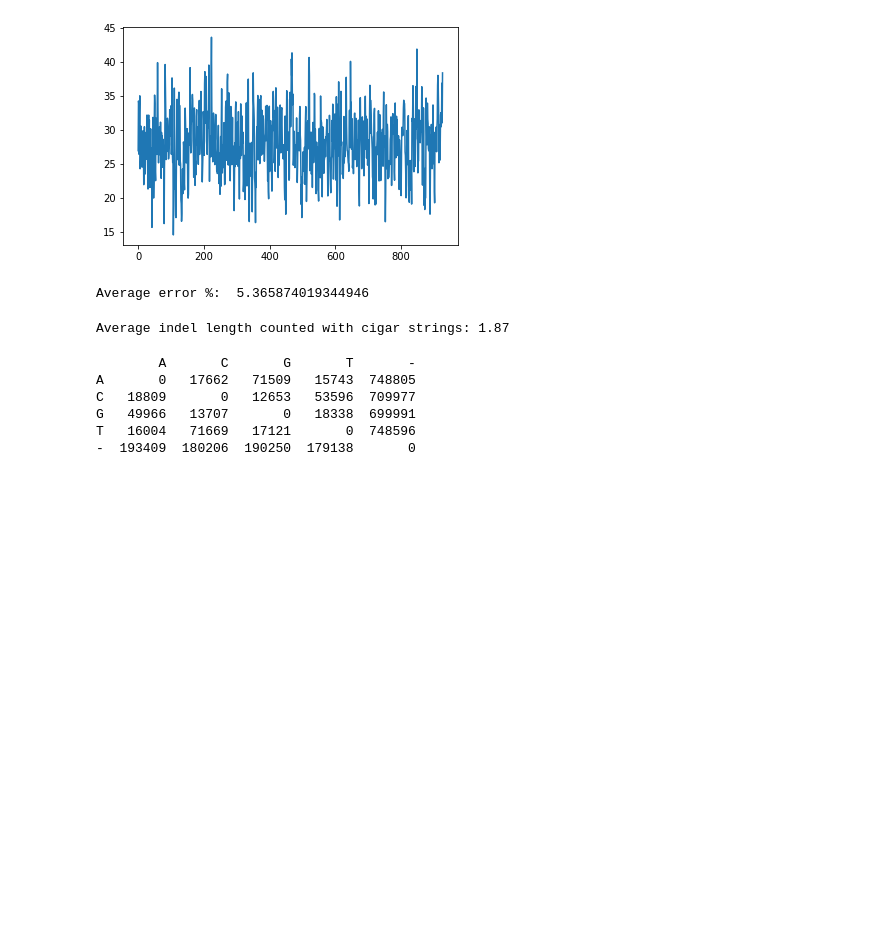
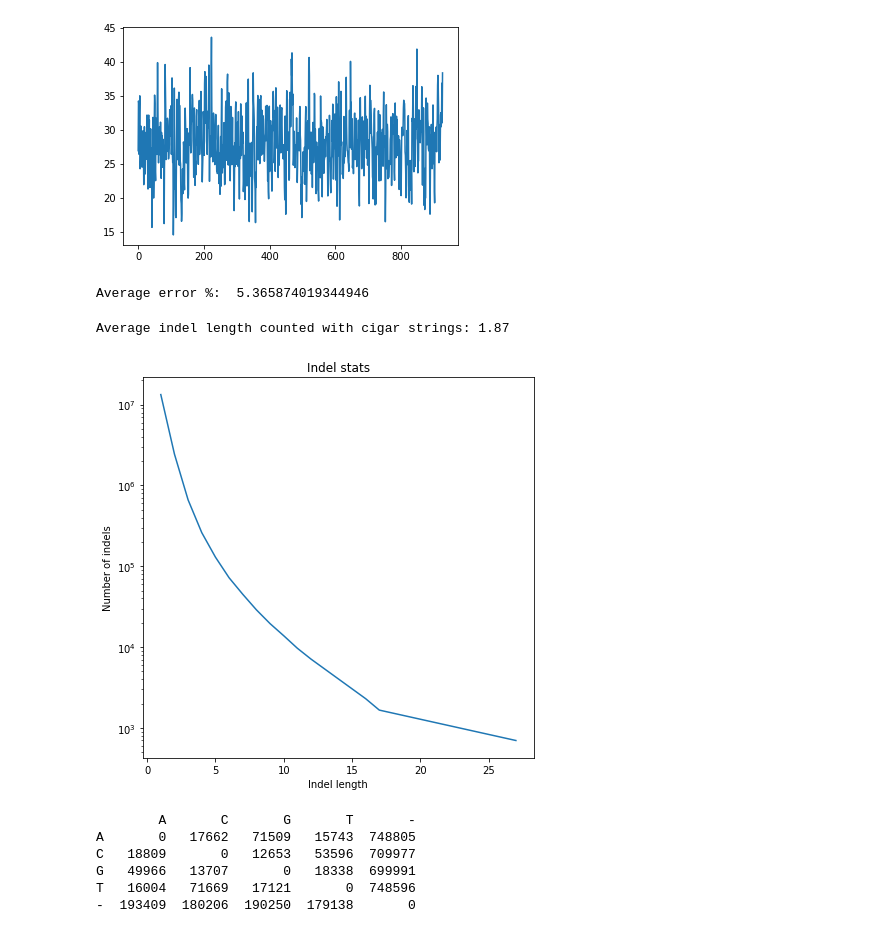
Before and after one commit to smetam/NGS2020, a Jupyter notebook: hw3_long_read_analysis.ipynb, the cells around one changed output. Saved outputs shown, nothing was run; the diff lists cells and outputs as text; code cells hidden in the pictures; blank space fills up the shorter version.

```diff
--- a/hw3_long_read_analysis.ipynb
+++ b/hw3_long_read_analysis.ipynb
@@ -243,6 +262,10 @@ indel_length = calculate_indel_stats_from_cigar(ont_bam, ont_contig)
 print(f'Average indel length counted with cigar strings: {indel_length:.2f}')
 # %% [output]
 Average indel length counted with cigar strings: 1.87
+# %%
+plot_indel_lengths(pb_bam, pb_contig)
+# %% [output]
+[figure, added]
 # %%
 mtrx = build_substitution_matrix(ont_bam, ont_contig, seq)
 print(mtrx)
```
Also changed, not shown: parts of 3 cells of this notebook.
